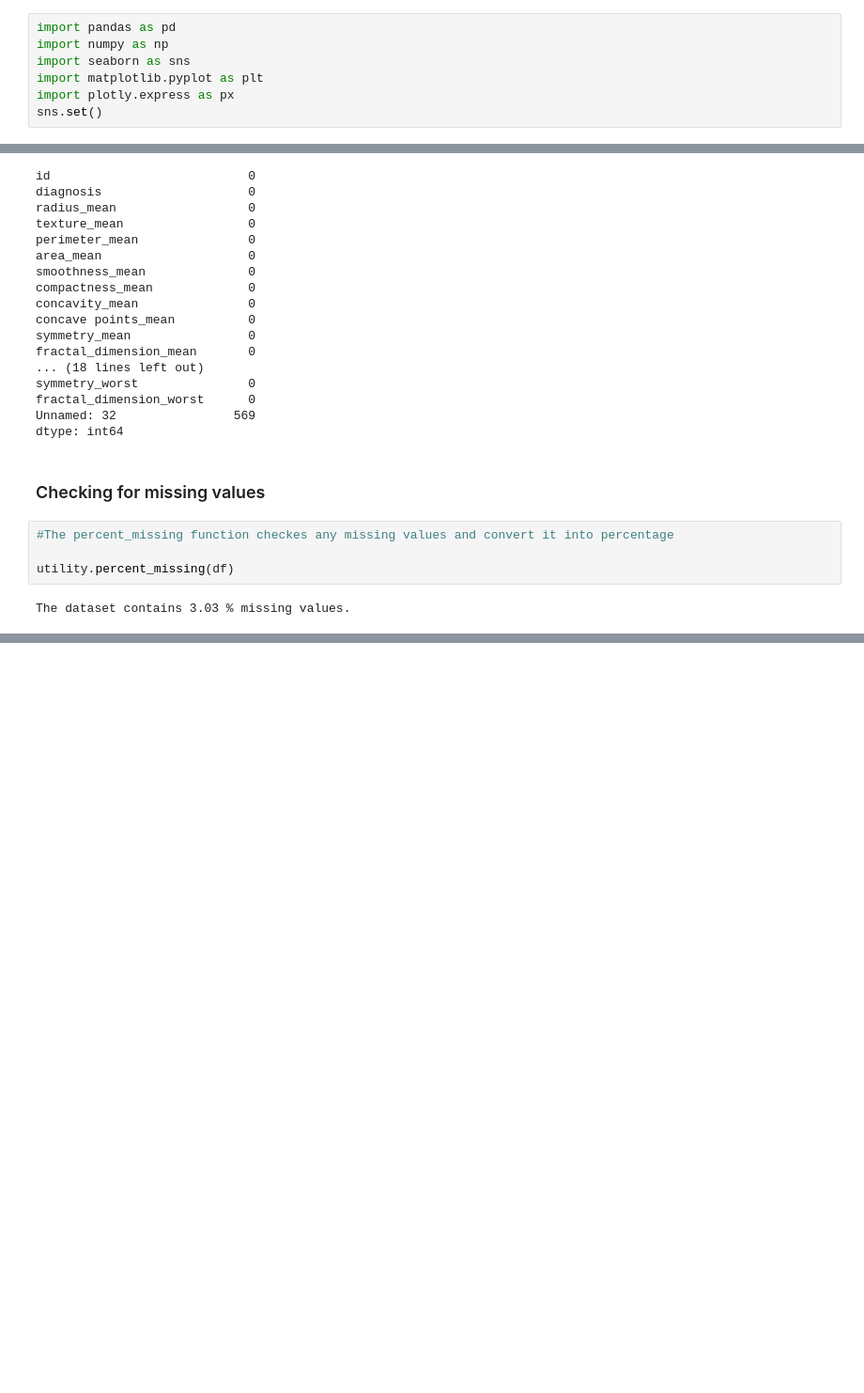
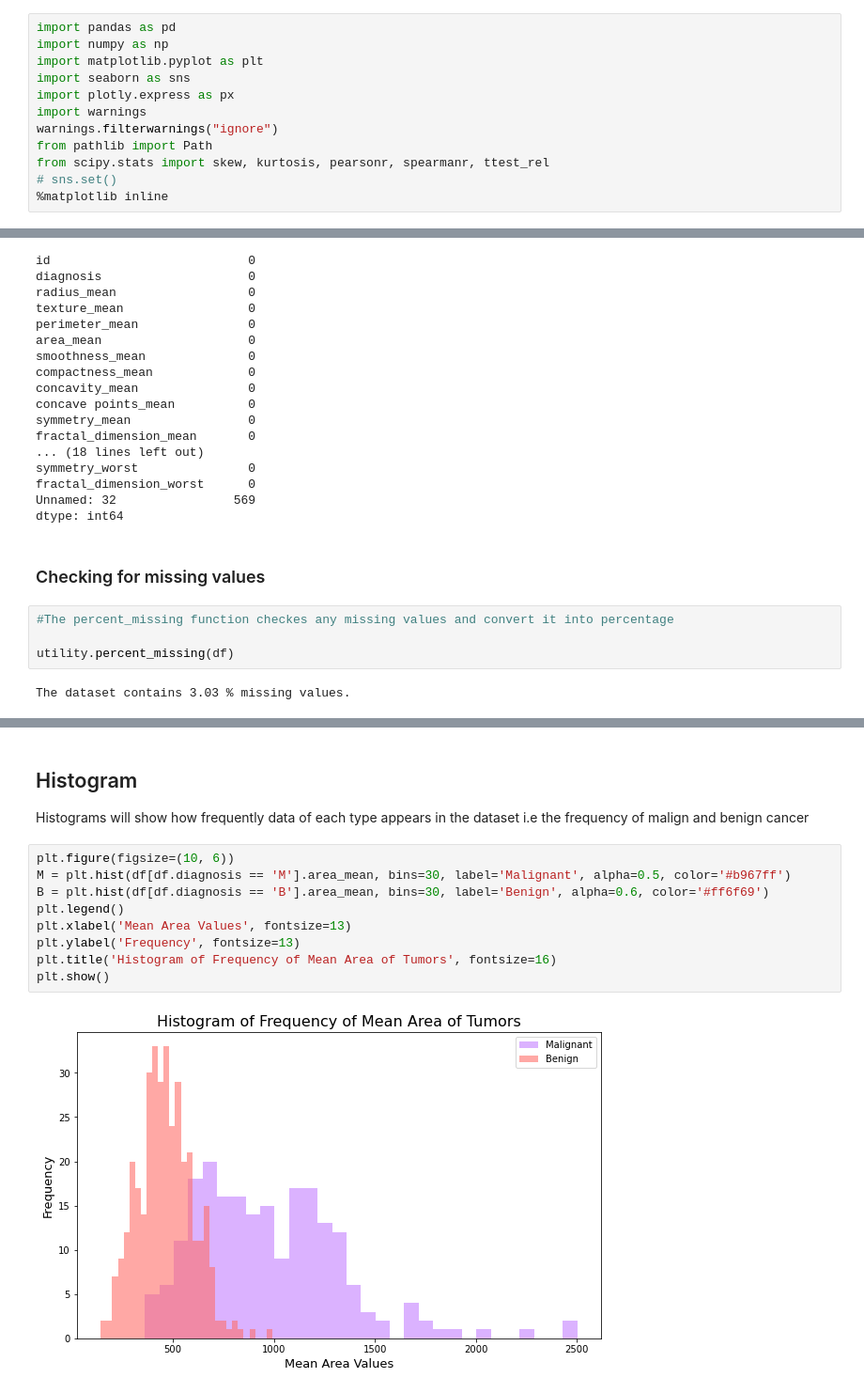
Before and after one commit to Casualty-Challenge/Breast_Cancer_Causality_Inference, a Jupyter notebook: notebooks/EDA.ipynb, the cells around one changed output, grey strips where cells are left out. Shown at 94% size. Saved outputs shown, nothing was run; the diff lists cells and outputs as text; blank space fills up the shorter version.

```diff
--- a/notebooks/EDA.ipynb
+++ b/notebooks/EDA.ipynb
@@ -12,10 +12,15 @@ sys.path.append(os.path.abspath(os.path.join('../scripts')))
 # %%
 import pandas as pd
 import numpy as np
+import matplotlib.pyplot as plt
 import seaborn as sns
-import matplotlib.pyplot as plt
 import plotly.express as px
-sns.set()
+import warnings
+warnings.filterwarnings("ignore")
+from pathlib import Path
+from scipy.stats import skew, kurtosis, pearsonr, spearmanr, ttest_rel
+# sns.set()
+%matplotlib inline
 # %% [markdown]
 ### Importing scripts & modules
 # %%
@@ -155,0 +221,14 @@ The dataset contains 3.03 % missing values.
+# %% [markdown]
+## Histogram
+Histograms will show how frequently data of each type appears in the dataset i.e the frequency of malign and benign cancer
+# %%
+plt.figure(figsize=(10, 6))
+M = plt.hist(df[df.diagnosis == 'M'].area_mean, bins=30, label='Malignant', alpha=0.5, color='#b967ff')
+B = plt.hist(df[df.diagnosis == 'B'].area_mean, bins=30, label='Benign', alpha=0.6, color='#ff6f69')
+plt.legend()
+plt.xlabel('Mean Area Values', fontsize=13)
+plt.ylabel('Frequency', fontsize=13)
+plt.title('Histogram of Frequency of Mean Area of Tumors', fontsize=16)
+plt.show()
+# %% [output]
+[figure, added]
```
Also changed, not shown: parts of 12 cells of this notebook.
